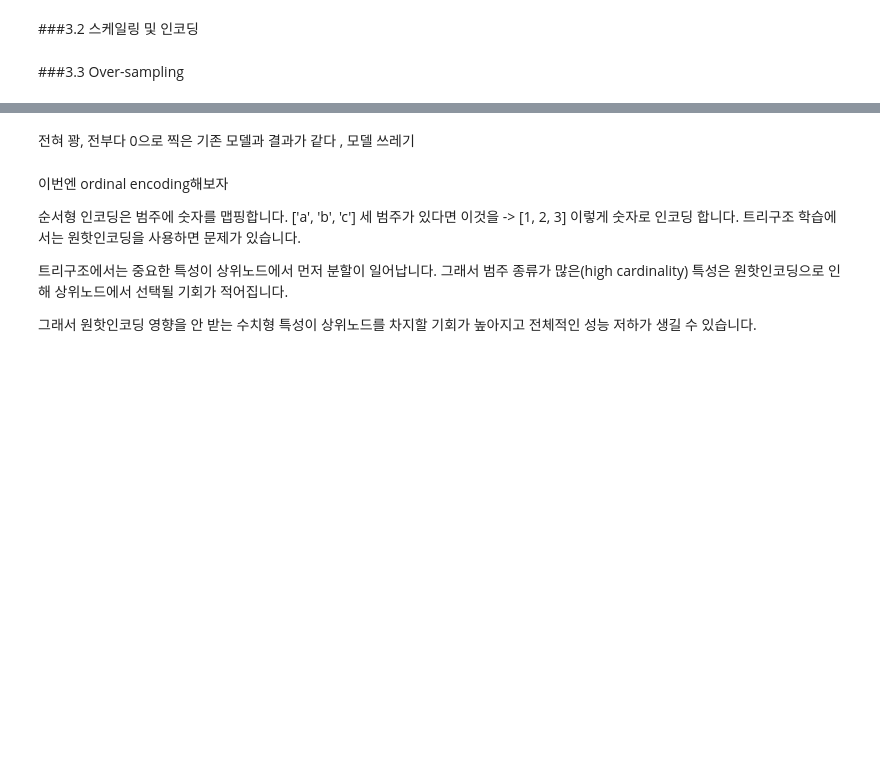
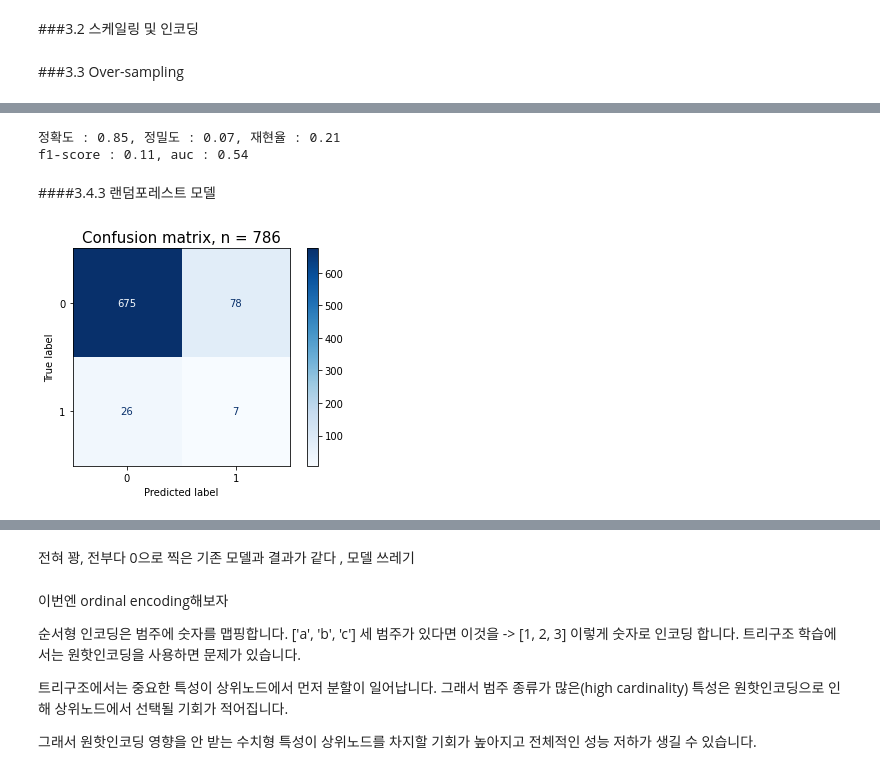
Before and after one commit to sanha-hwang/Stroke-prediction, a Jupyter notebook: Project2_Stroke_Prediction.ipynb, the cells around one changed output, grey strips where cells are left out. Saved outputs shown, nothing was run; the diff lists cells and outputs as text; code cells hidden in the pictures; blank space fills up the shorter version.

```diff
--- a/Project2_Stroke_Prediction.ipynb
+++ b/Project2_Stroke_Prediction.ipynb
@@ -387,0 +433,22 @@ weighted avg       0.92      0.96      0.94       786
+# %%
+score(y_val,y_predT)
+# %% [output]
+정확도 : 0.85, 정밀도 : 0.07, 재현율 : 0.21
+f1-score : 0.11, auc : 0.54
+# %% [markdown]
+####3.4.3 랜덤포레스트 모델
+# %%
+from sklearn.ensemble import RandomForestClassifier
+
+model_forest=RandomForestClassifier(random_state=2, criterion='entropy')
+model_forest.fit(X_train_enS, y_train_enS)
+y_predF = model_forest.predict(X_val_en)
+
+fig, ax = plt.subplots()
+pcm = plot_confusion_matrix(model_forest, X_val_en, y_val,
+                            cmap=plt.cm.Blues,
+                            ax=ax);
+plt.title(f'Confusion matrix, n = {len(y_val)}', fontsize=15)
+plt.show()
+# %% [output]
+[figure, added]
```
Also changed, not shown: parts of 27 cells of this notebook.
